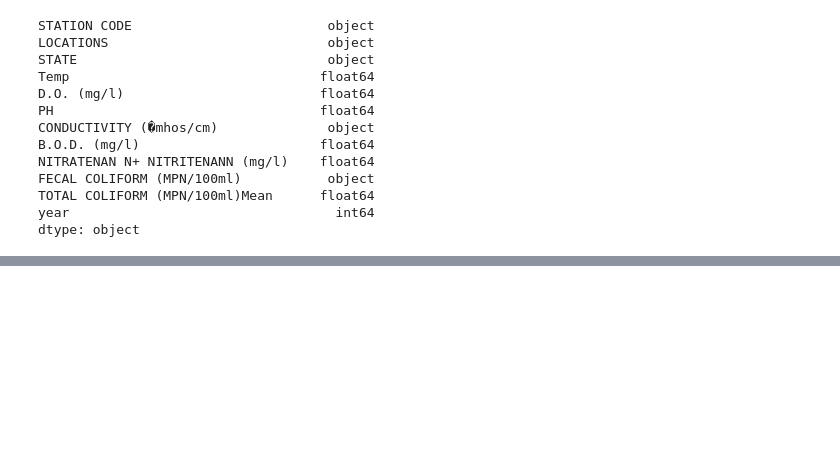
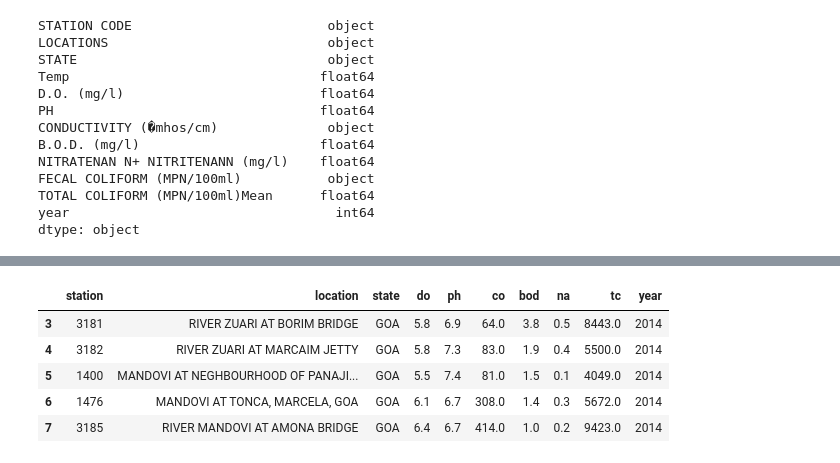
Before and after one commit to aditikhatri/-Indian-water-quality-analysis-and-prediction, a Jupyter notebook: main.ipynb, the cells around one changed output, grey strips where cells are left out. Drawn from its saved outputs; the diff is of its cells as text; code cells hidden in the pictures; blank space fills up the shorter version.

```diff
--- a/main.ipynb
+++ b/main.ipynb
@@ -70,6 +70,8 @@ FECAL COLIFORM (MPN/100ml)           object
 TOTAL COLIFORM (MPN/100ml)Mean      float64
 year                                  int64
 dtype: object
+# %%
+data['CONDUCTIVITY (�mhos/cm)']=pd.to_numeric(data['CONDUCTIVITY (�mhos/cm)'],errors='coerce')
 # %%
 data.isna()
 # %% [output]
@@ -115,0 +127,18 @@ data.head()
+# %%
+start=2
+end=1779
+station=data.iloc [start:end ,0]
+location=data.iloc [start:end ,1]
+state=data.iloc [start:end ,2]
+do= data.iloc [start:end ,4].astype(np.float64)
+value=0
+ph = data.iloc[ start:end,5]
+co = data.iloc [start:end ,6].astype(np.float64)
+
+year=data.iloc[start:end,11]
+tc=data.iloc [2:end ,10].astype(np.float64)
+
+
+bod = data.iloc [start:end ,7].astype(np.float64)
+na= data.iloc [start:end ,8].astype(np.float64)
+na.dtype
@@ -115,0 +147,4 @@ data.head()
+# %%
+data.info()
+data=pd.concat([station,location,state,do,ph,co,bod,na,tc,year],axis=1)
+data. columns = ['station','location','state','do','ph','co','bod','na','tc','year']
@@ -115,0 +171,9 @@ data.head()
+# %%
+data.head()
+# %% [output]
+|  | station | location | state | do | ph | co | bod | na | tc | year |
+| 3 | 3181 | RIVER ZUARI AT BORIM BRIDGE | GOA | 5.8 | 6.9 | 64.0 | 3.8 | 0.5 | 8443.0 | 2014 |
+| 4 | 3182 | RIVER ZUARI AT MARCAIM JETTY | GOA | 5.8 | 7.3 | 83.0 | 1.9 | 0.4 | 5500.0 | 2014 |
+| 5 | 1400 | MANDOVI AT NEGHBOURHOOD OF PANAJI... | GOA | 5.5 | 7.4 | 81.0 | 1.5 | 0.1 | 4049.0 | 2014 |
+| 6 | 1476 | MANDOVI AT TONCA, MARCELA, GOA | GOA | 6.1 | 6.7 | 308.0 | 1.4 | 0.3 | 5672.0 | 2014 |
+| 7 | 3185 | RIVER MANDOVI AT AMONA BRIDGE | GOA | 6.4 | 6.7 | 414.0 | 1.0 | 0.2 | 9423.0 | 2014 |
```
Also changed, not shown: parts of 17 cells of this notebook.
